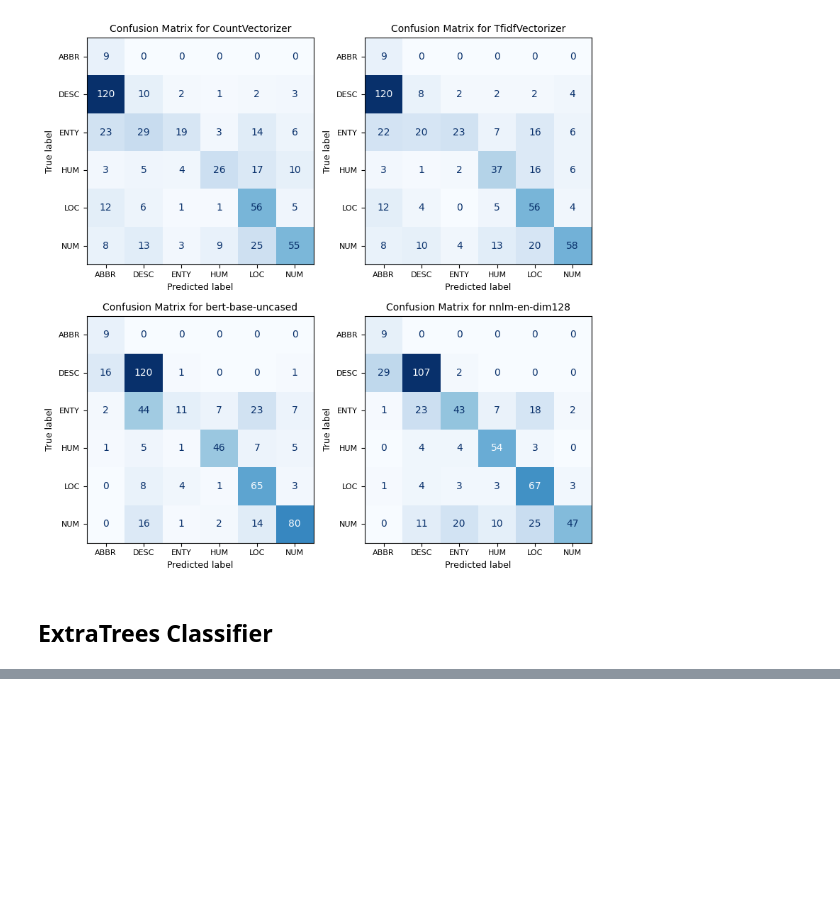
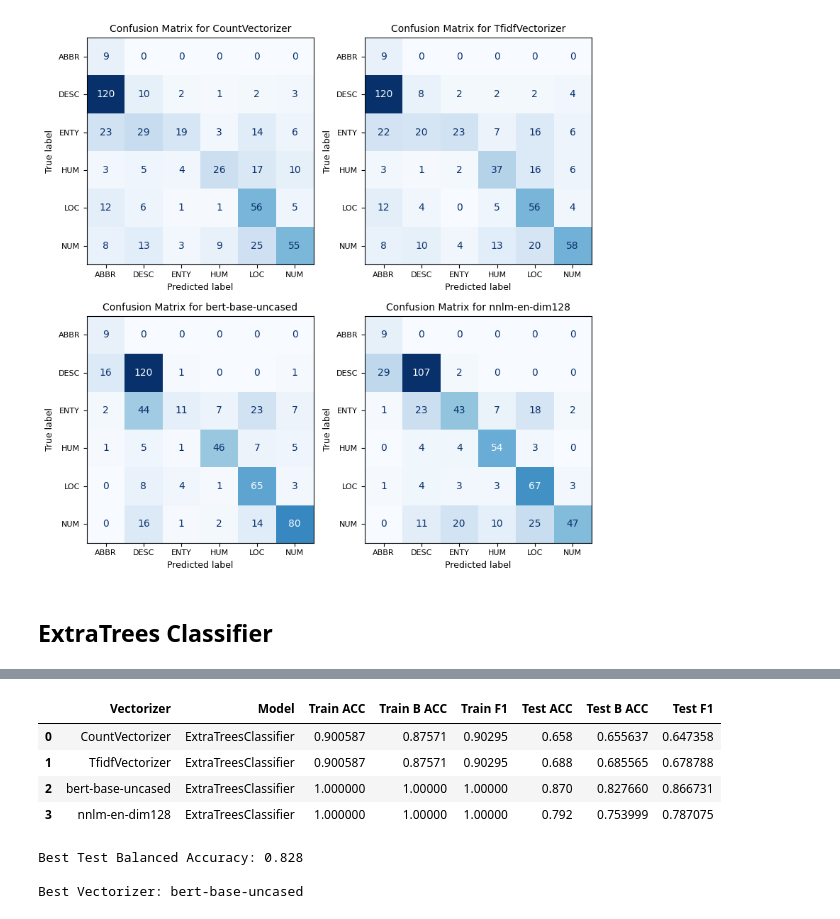
Before and after one commit to Ibrahim-Ola/ml_for_sentence_classification, a Jupyter notebook: modeling.ipynb, the cells around one changed output, grey strips where cells are left out. Cells and saved outputs as stored; diff of their text form; code cells hidden in the pictures; blank space fills up the shorter version.

```diff
--- a/modeling.ipynb
+++ b/modeling.ipynb
@@ -542,0 +574,15 @@ rf_results = train_and_evaluate_models(model, parameters)
+# %%
+et_results['metrics_df']
+# %% [output]
+|  | Vectorizer | Model | Train ACC | Train B ACC | Train F1 | Test ACC | Test B ACC | Test F1 |
+| 0 | CountVectorizer | ExtraTreesClassifier | 0.900587 | 0.87571 | 0.90295 | 0.658 | 0.655637 | 0.647358 |
+| 1 | TfidfVectorizer | ExtraTreesClassifier | 0.900587 | 0.87571 | 0.90295 | 0.688 | 0.685565 | 0.678788 |
+| 2 | bert-base-uncased | ExtraTreesClassifier | 1.000000 | 1.00000 | 1.00000 | 0.870 | 0.827660 | 0.866731 |
+| 3 | nnlm-en-dim128 | ExtraTreesClassifier | 1.000000 | 1.00000 | 1.00000 | 0.792 | 0.753999 | 0.787075 |
+# %%
+print(f"Best Test Balanced Accuracy: {et_results['overall_best_model_result']['accuracy']:.3f}\n")
+print(f"Best Vectorizer: {et_results['overall_best_model_result']['vectorizer']}\n")
+# %% [output]
+Best Test Balanced Accuracy: 0.828
+
+Best Vectorizer: bert-base-uncased
```
Also changed, not shown: parts of 6 cells of this notebook.
